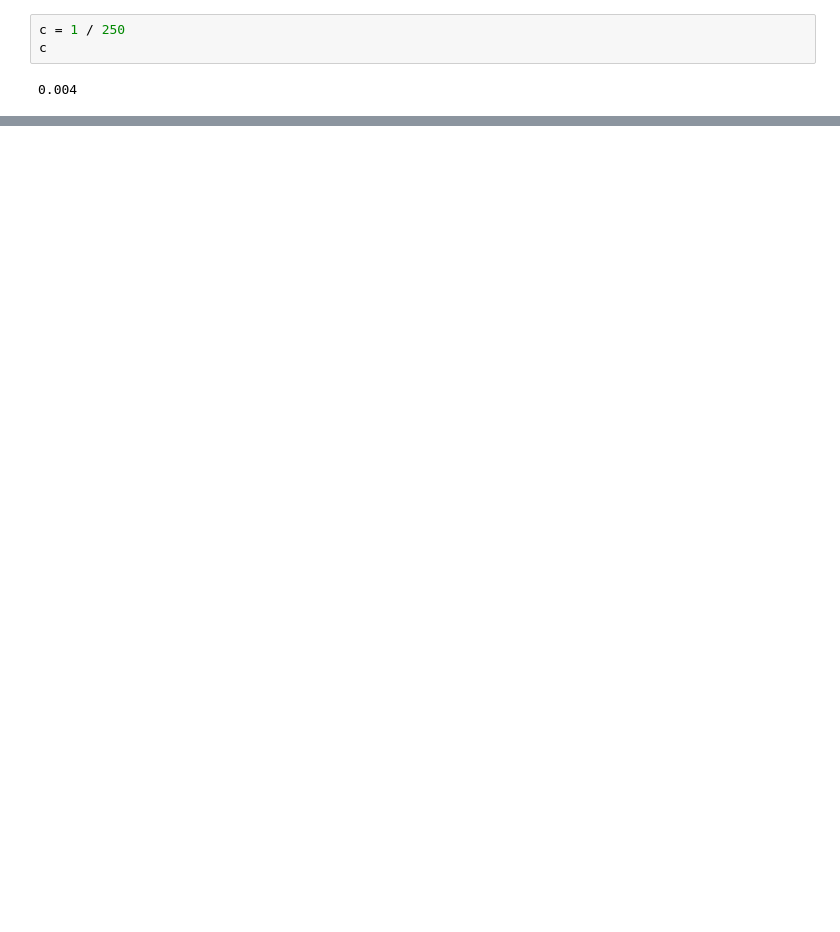
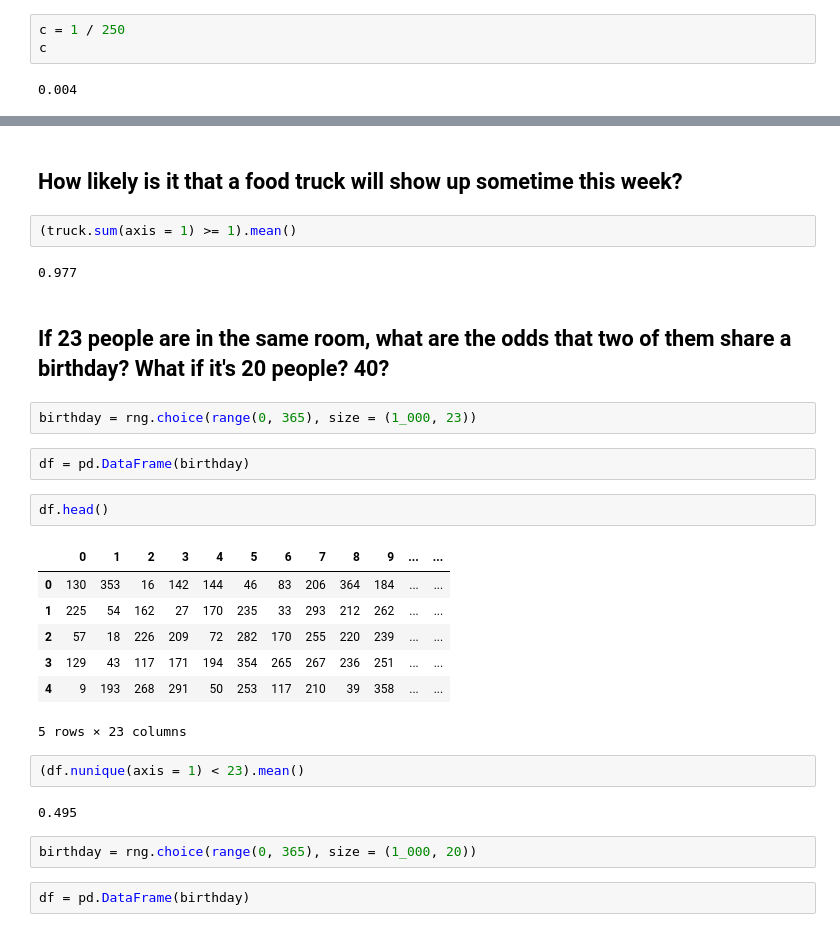
Before and after one commit to Msalazar2/statistics-exercises, a Jupyter notebook: simulation_exercises.ipynb, the cells around one changed output, grey strips where cells are left out. Drawn from its saved outputs; the diff is of its cells as text; blank space fills up the shorter version.

```diff
--- a/simulation_exercises.ipynb
+++ b/simulation_exercises.ipynb
@@ -233,0 +338,30 @@ x, y
+# %% [markdown]
+## How likely is it that a food truck will show up sometime this week?
+# %%
+(truck.sum(axis = 1) >= 1).mean()
+# %% [output]
+0.977
+# %% [markdown]
+## If 23 people are in the same room, what are the odds that two of them share a birthday? What if it's 20 people? 40?
+# %%
+birthday = rng.choice(range(0, 365), size = (1_000, 23))
+# %%
+df = pd.DataFrame(birthday)
+# %%
+df.head()
+# %% [output]
+|  | 0 | 1 | 2 | 3 | 4 | 5 | 6 | 7 | 8 | 9 | ... | ... |
+| 0 | 130 | 353 | 16 | 142 | 144 | 46 | 83 | 206 | 364 | 184 | ... | ... |
+| 1 | 225 | 54 | 162 | 27 | 170 | 235 | 33 | 293 | 212 | 262 | ... | ... |
+| 2 | 57 | 18 | 226 | 209 | 72 | 282 | 170 | 255 | 220 | 239 | ... | ... |
+| 3 | 129 | 43 | 117 | 171 | 194 | 354 | 265 | 267 | 236 | 251 | ... | ... |
+| 4 | 9 | 193 | 268 | 291 | 50 | 253 | 117 | 210 | 39 | 358 | ... | ... |
+5 rows × 23 columns
+# %%
+(df.nunique(axis = 1) < 23).mean()
+# %% [output]
+0.495
+# %%
+birthday = rng.choice(range(0, 365), size = (1_000, 20))
+# %%
+df = pd.DataFrame(birthday)
```
Also changed, not shown: parts of 38 cells of this notebook, 7 other files.
